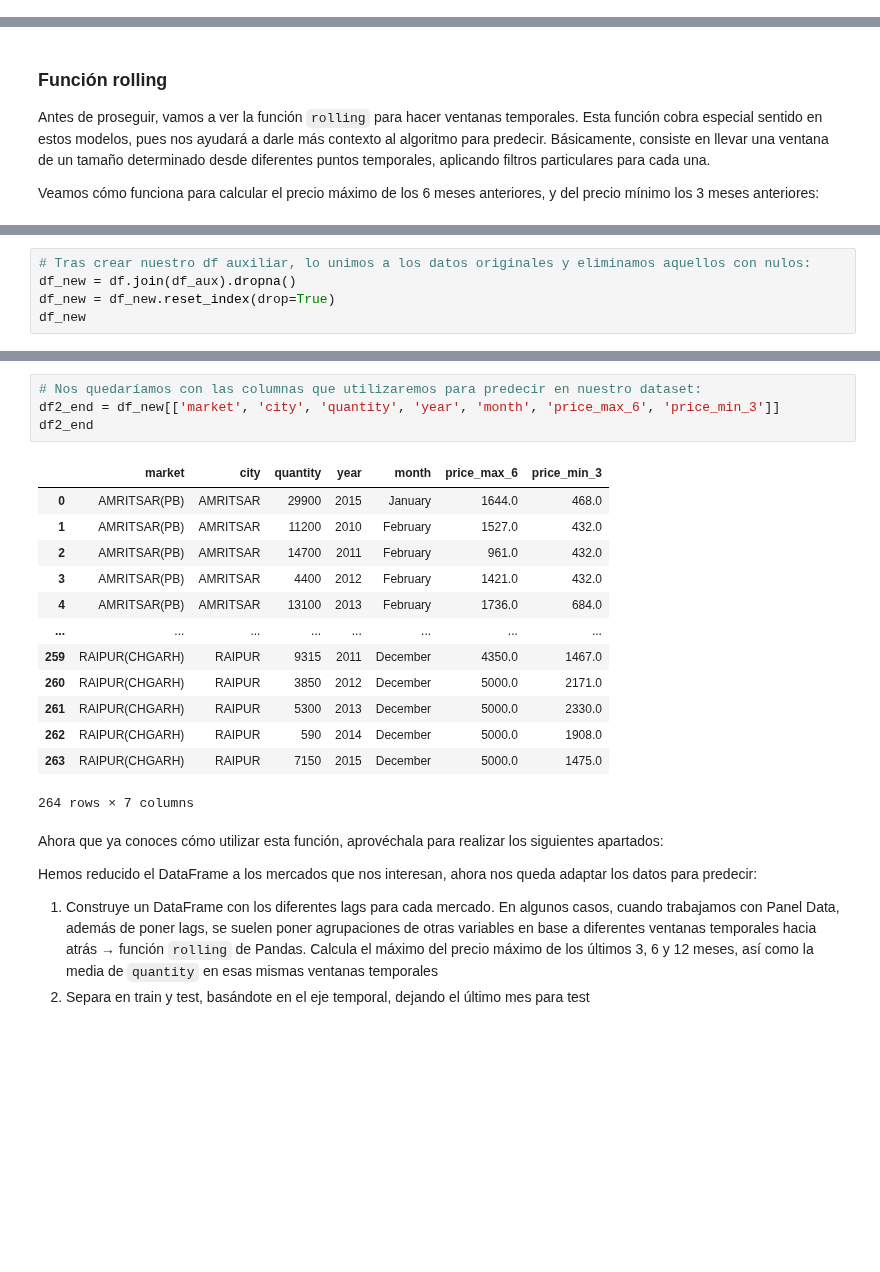
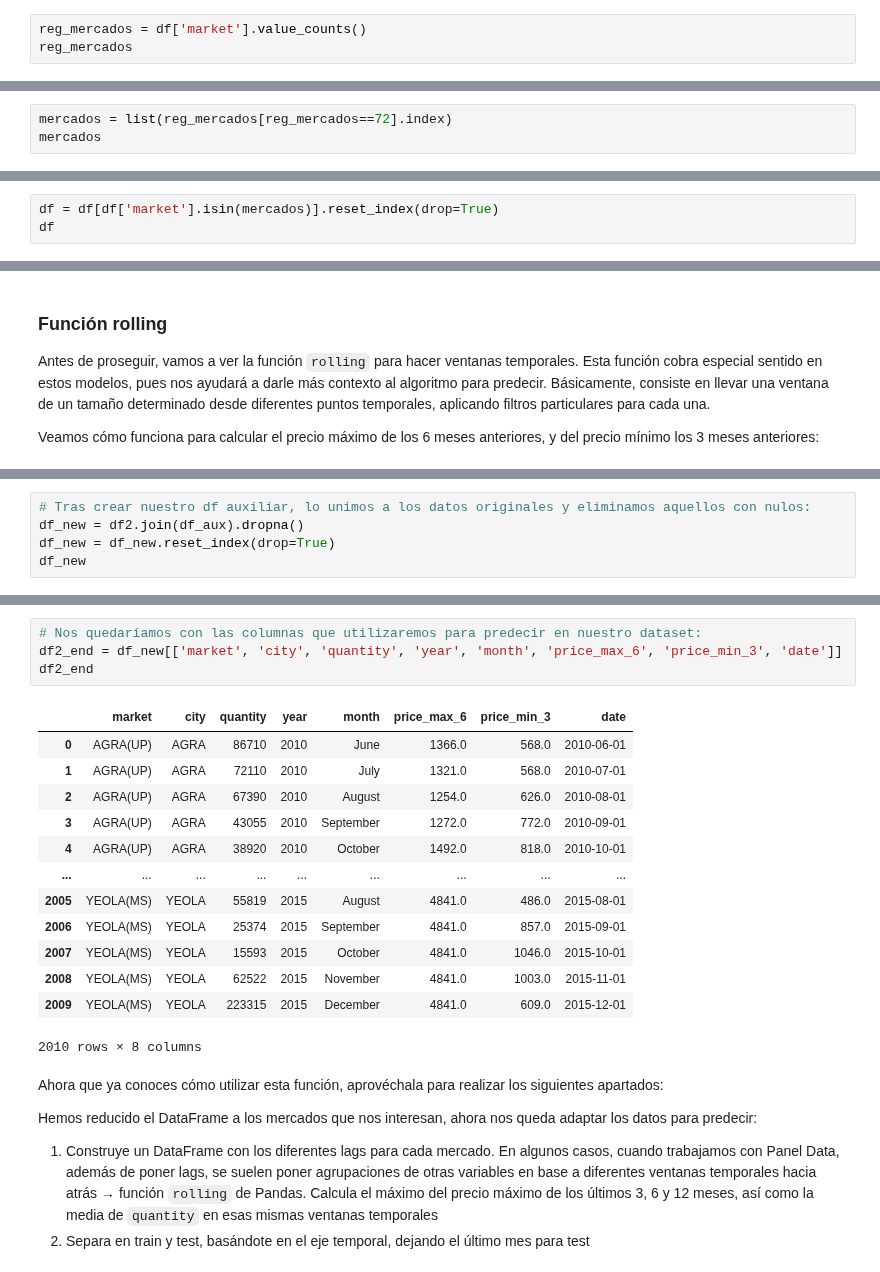
Before and after one commit to franciscocanon-thebridge/bootcamp_thebridge_PTSep20, a Jupyter notebook: Bloque 3 - Machine Learning/03_Time_Series/ejercicios/03_Panel_Data.ipynb, the cells around one changed output, grey strips where cells are left out. Drawn from its saved outputs; the diff is of its cells as text; blank space fills up the shorter version.

```diff
--- a/Bloque 3 - Machine Learning/03_Time_Series/ejercicios/03_Panel_Data.ipynb
+++ b/Bloque 3 - Machine Learning/03_Time_Series/ejercicios/03_Panel_Data.ipynb
@@ -35,0 +56,3 @@ df
+# %%
+reg_mercados = df['market'].value_counts()
+reg_mercados
@@ -35,0 +72,3 @@ df
+# %%
+mercados = list(reg_mercados[reg_mercados==72].index)
+mercados
@@ -35,0 +93,3 @@ df
+# %%
+df = df[df['market'].isin(mercados)].reset_index(drop=True)
+df
@@ -104,6 +193,6 @@ df_aux
 # %%
 # Tras crear nuestro df auxiliar, lo unimos a los datos originales y eliminamos aquellos con nulos:
-df_new = df.join(df_aux).dropna()
+df_new = df2.join(df_aux).dropna()
 df_new = df_new.reset_index(drop=True)
 df_new
 # %% [output]
@@ -123,21 +212,21 @@ df_new
 # %%
 # Nos quedaríamos con las columnas que utilizaremos para predecir en nuestro dataset:
-df2_end = df_new[['market', 'city', 'quantity', 'year', 'month', 'price_max_6', 'price_min_3']]
+df2_end = df_new[['market', 'city', 'quantity', 'year', 'month', 'price_max_6', 'price_min_3', 'date']]
 df2_end
 # %% [output]
-|  | market | city | quantity | year | month | price_max_6 | price_min_3 |
-| 0 | AMRITSAR(PB) | AMRITSAR | 29900 | 2015 | January | 1644.0 | 468.0 |
-| 1 | AMRITSAR(PB) | AMRITSAR | 11200 | 2010 | February | 1527.0 | 432.0 |
-| 2 | AMRITSAR(PB) | AMRITSAR | 14700 | 2011 | February | 961.0 | 432.0 |
-| 3 | AMRITSAR(PB) | AMRITSAR | 4400 | 2012 | February | 1421.0 | 432.0 |
-| 4 | AMRITSAR(PB) | AMRITSAR | 13100 | 2013 | February | 1736.0 | 684.0 |
-| ... | ... | ... | ... | ... | ... | ... | ... |
-| 259 | RAIPUR(CHGARH) | RAIPUR | 9315 | 2011 | December | 4350.0 | 1467.0 |
-| 260 | RAIPUR(CHGARH) | RAIPUR | 3850 | 2012 | December | 5000.0 | 2171.0 |
-| 261 | RAIPUR(CHGARH) | RAIPUR | 5300 | 2013 | December | 5000.0 | 2330.0 |
-| 262 | RAIPUR(CHGARH) | RAIPUR | 590 | 2014 | December | 5000.0 | 1908.0 |
-| 263 | RAIPUR(CHGARH) | RAIPUR | 7150 | 2015 | December | 5000.0 | 1475.0 |
+|  | market | city | quantity | year | month | price_max_6 | price_min_3 | date |
+| 0 | AGRA(UP) | AGRA | 86710 | 2010 | June | 1366.0 | 568.0 | 2010-06-01 |
+| 1 | AGRA(UP) | AGRA | 72110 | 2010 | July | 1321.0 | 568.0 | 2010-07-01 |
+| 2 | AGRA(UP) | AGRA | 67390 | 2010 | August | 1254.0 | 626.0 | 2010-08-01 |
+| 3 | AGRA(UP) | AGRA | 43055 | 2010 | September | 1272.0 | 772.0 | 2010-09-01 |
+| 4 | AGRA(UP) | AGRA | 38920 | 2010 | October | 1492.0 | 818.0 | 2010-10-01 |
+| ... | ... | ... | ... | ... | ... | ... | ... | ... |
+| 2005 | YEOLA(MS) | YEOLA | 55819 | 2015 | August | 4841.0 | 486.0 | 2015-08-01 |
+| 2006 | YEOLA(MS) | YEOLA | 25374 | 2015 | September | 4841.0 | 857.0 | 2015-09-01 |
+| 2007 | YEOLA(MS) | YEOLA | 15593 | 2015 | October | 4841.0 | 1046.0 | 2015-10-01 |
+| 2008 | YEOLA(MS) | YEOLA | 62522 | 2015 | November | 4841.0 | 1003.0 | 2015-11-01 |
+| 2009 | YEOLA(MS) | YEOLA | 223315 | 2015 | December | 4841.0 | 609.0 | 2015-12-01 |
-264 rows × 7 columns
+2010 rows × 8 columns
 # %% [markdown]
 Ahora que ya conoces cómo utilizar esta función, aprovéchala para realizar los siguientes apartados:
 
```
Also changed, not shown: parts of 14 cells of this notebook, 8 other files.
